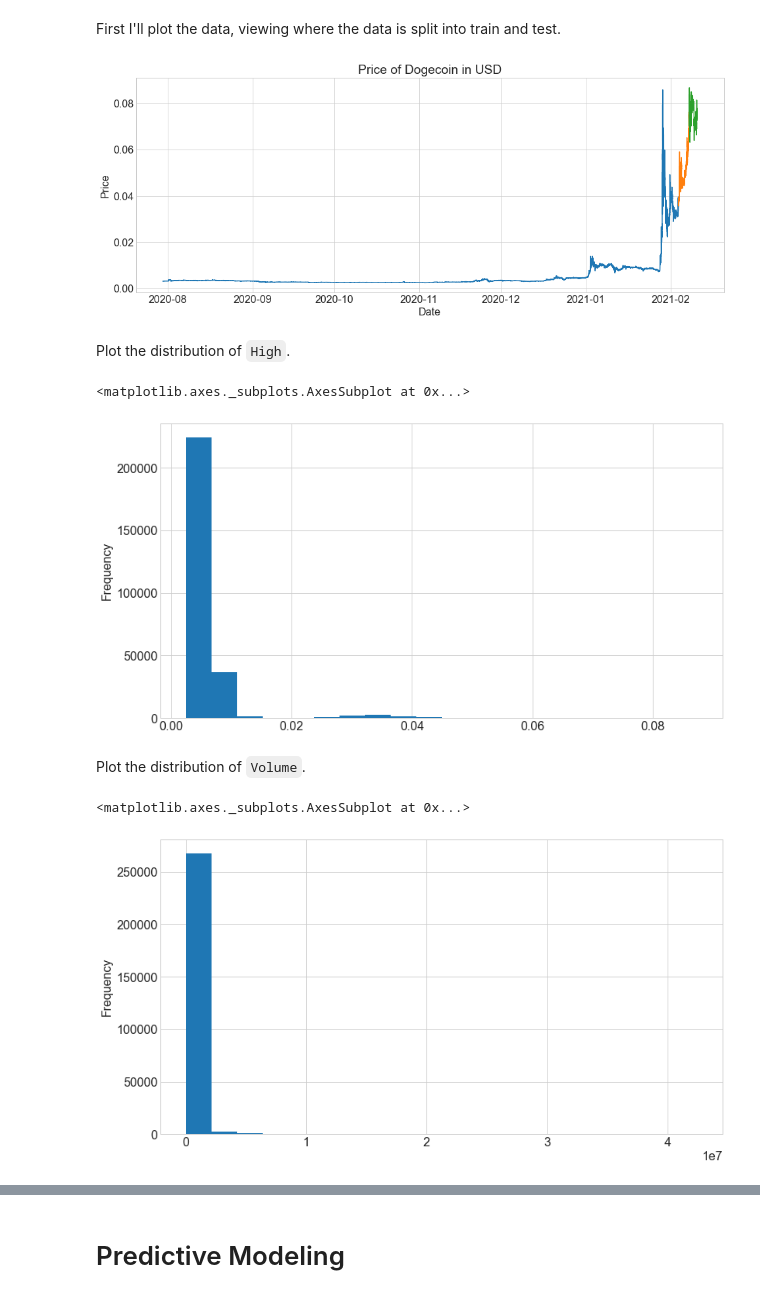
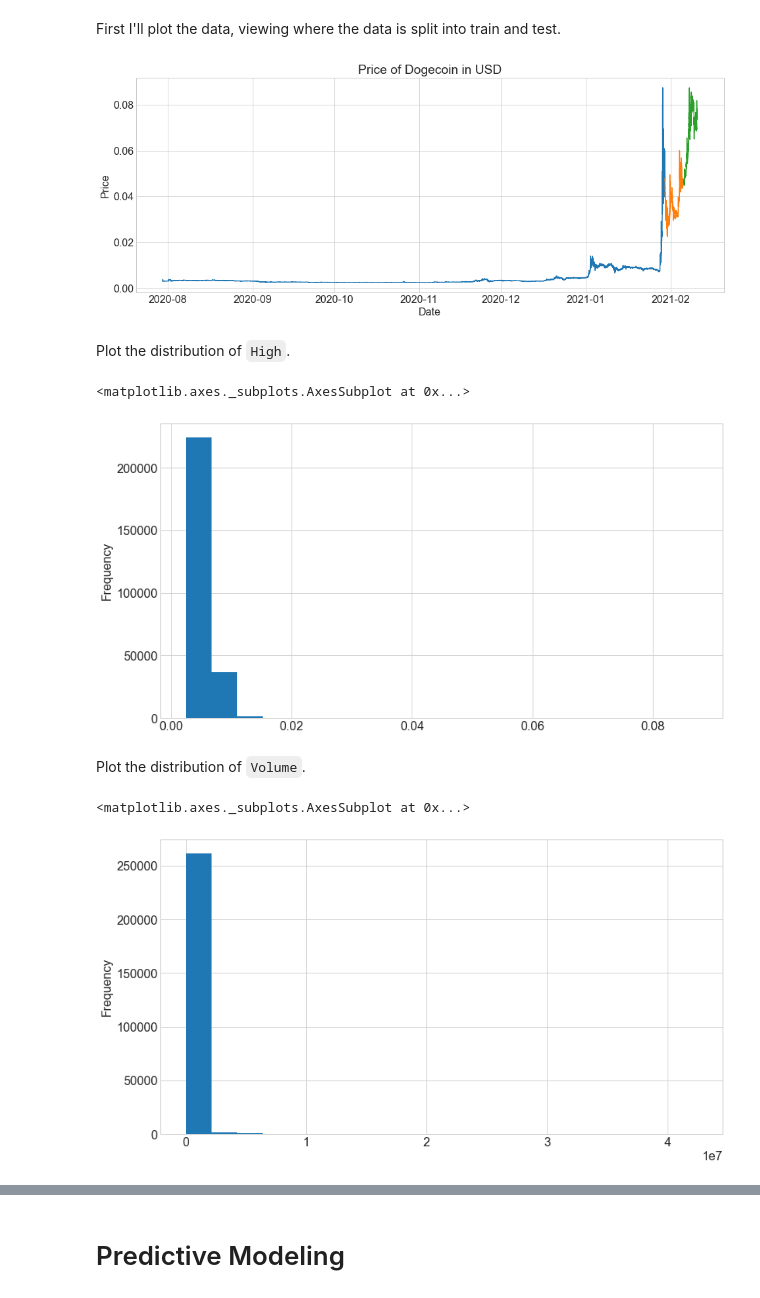
Before and after one commit to KwameTaylor/bitcoin-dogecoin, a Jupyter notebook: dogecoin.ipynb, the cells around one changed output, grey strips where cells are left out. Drawn from its saved outputs; the diff is of its cells as text; code cells hidden in the pictures.

````diff
--- a/dogecoin.ipynb
+++ b/dogecoin.ipynb
@@ -284,6 +284,6 @@ memory usage: 12.9 MB
 Now I will split the dataset into train, validate, and test since the goal of this project is to create a predictive model.
 # %%
 # get size of train
-train_size = int(len(df) * .965)
+train_size = int(len(df) * .94)
 train_size
 # %% [output]
@@ -291,5 +291,5 @@ train_size
 # %%
 # get size of validate
-validate_size = int(len(df) * .020)
+validate_size = int(len(df) * .035)
 validate_size
 # %% [output]
@@ -377,29 +377,29 @@ Splits successful. Onward to data exploration.
 First I'll plot the data, viewing where the data is split into train and test.
 # %%
 plt.figure(figsize=(16,6))
-plt.plot(train['Close'])
-plt.plot(validate['Close'])
-plt.plot(test['Close'])
+plt.plot(train['High'])
+plt.plot(validate['High'])
+plt.plot(test['High'])
 plt.ylabel('Price')
 plt.xlabel('Date')
 plt.title('Price of Dogecoin in USD')
 plt.show()
 # %% [output]
-[figure, old version]
+[figure, new version]
 # %% [markdown]
 Plot the distribution of ```High```.
 # %%
 y_train.plot.hist(bins=20)
 # %% [output]
 <matplotlib.axes._subplots.AxesSubplot at 0x...>
-[figure, old version]
+[figure, new version]
 # %% [markdown]
 Plot the distribution of ```Volume```.
 # %%
 train.Volume.plot.hist(bins=20)
 # %% [output]
 <matplotlib.axes._subplots.AxesSubplot at 0x...>
-[figure, old version]
+[figure, new version]
 # %%
 train['month'] = train.index.month
 
````
Also changed, not shown: parts of 34 cells of this notebook.
